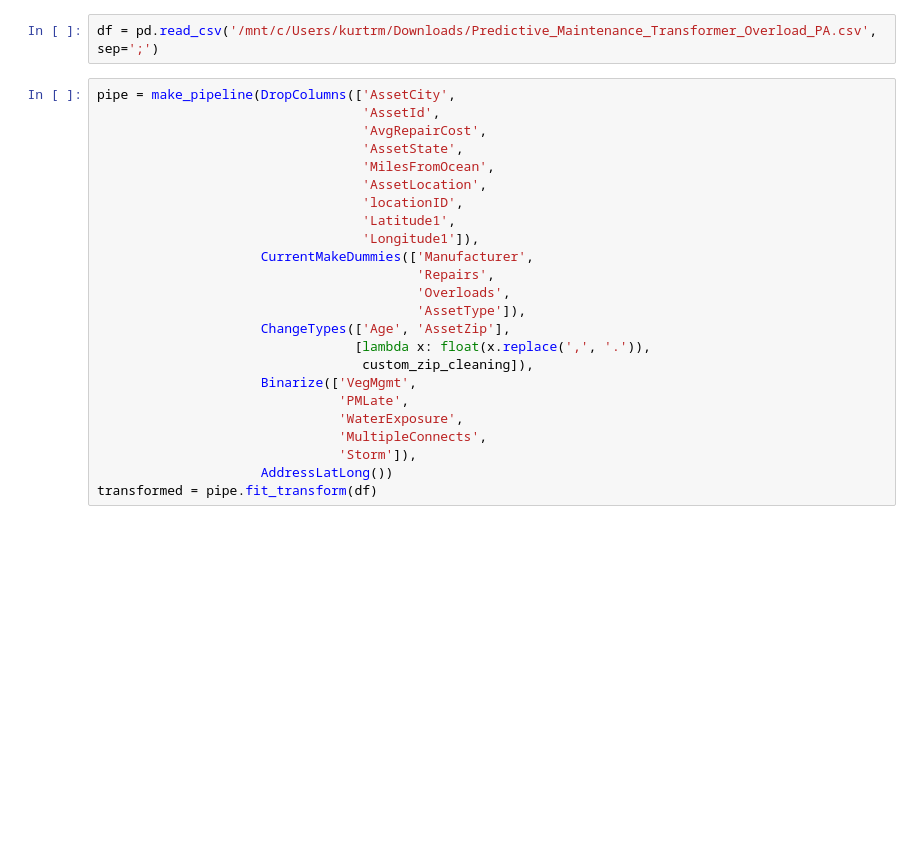
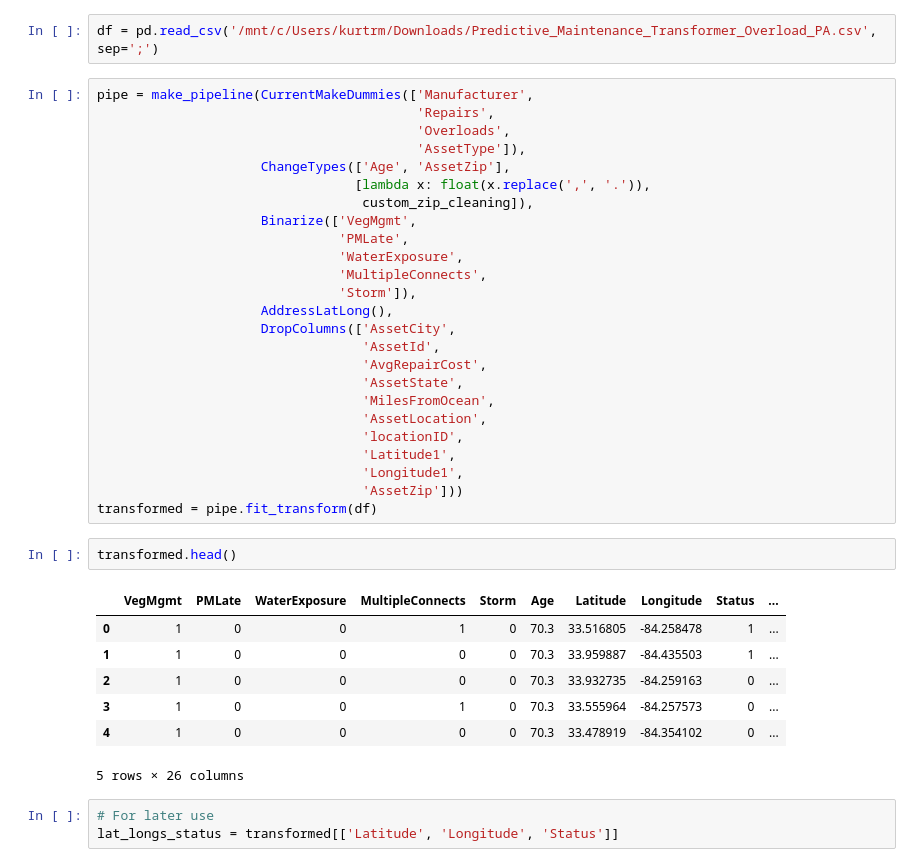
Before and after one commit to kurtrm/predicting_equipment_failure, a Jupyter notebook: notebooks/Untitled.ipynb, the cells around one changed output. Drawn from its saved outputs; the diff is of its cells as text; blank space fills up the shorter version.

```diff
--- a/notebooks/Untitled.ipynb
+++ b/notebooks/Untitled.ipynb
@@ -18,16 +23,7 @@ from frag_tools import (DropColumns,
 # %%
 df = pd.read_csv('/mnt/c/Users/kurtrm/Downloads/Predictive_Maintenance_Transformer_Overload_PA.csv', sep=';')
 # %%
-pipe = make_pipeline(DropColumns(['AssetCity',
-                                  'AssetId',
-                                  'AvgRepairCost',
-                                  'AssetState',
-                                  'MilesFromOcean',
-                                  'AssetLocation',
-                                  'locationID',
-                                  'Latitude1',
-                                  'Longitude1']),
-                     CurrentMakeDummies(['Manufacturer',
+pipe = make_pipeline(CurrentMakeDummies(['Manufacturer',
                                          'Repairs',
                                          'Overloads',
                                          'AssetType']),
@@ -39,5 +35,28 @@ pipe = make_pipeline(DropColumns(['AssetCity',
                                'WaterExposure',
                                'MultipleConnects',
                                'Storm']),
-                     AddressLatLong())
+                     AddressLatLong(),
+                     DropColumns(['AssetCity',
+                                  'AssetId',
+                                  'AvgRepairCost',
+                                  'AssetState',
+                                  'MilesFromOcean',
+                                  'AssetLocation',
+                                  'locationID',
+                                  'Latitude1',
+                                  'Longitude1',
+                                  'AssetZip']))
 transformed = pipe.fit_transform(df)
+# %%
+transformed.head()
+# %% [output]
+|  | VegMgmt | PMLate | WaterExposure | MultipleConnects | Storm | Age | Latitude | Longitude | Status | ... |
+| 0 | 1 | 0 | 0 | 1 | 0 | 70.3 | 33.516805 | -84.258478 | 1 | ... |
+| 1 | 1 | 0 | 0 | 0 | 0 | 70.3 | 33.959887 | -84.435503 | 1 | ... |
+| 2 | 1 | 0 | 0 | 0 | 0 | 70.3 | 33.932735 | -84.259163 | 0 | ... |
+| 3 | 1 | 0 | 0 | 1 | 0 | 70.3 | 33.555964 | -84.257573 | 0 | ... |
+| 4 | 1 | 0 | 0 | 0 | 0 | 70.3 | 33.478919 | -84.354102 | 0 | ... |
+5 rows × 26 columns
+# %%
+# For later use
+lat_longs_status = transformed[['Latitude', 'Longitude', 'Status']]
```
Also changed, not shown: parts of 6 cells of this notebook.
